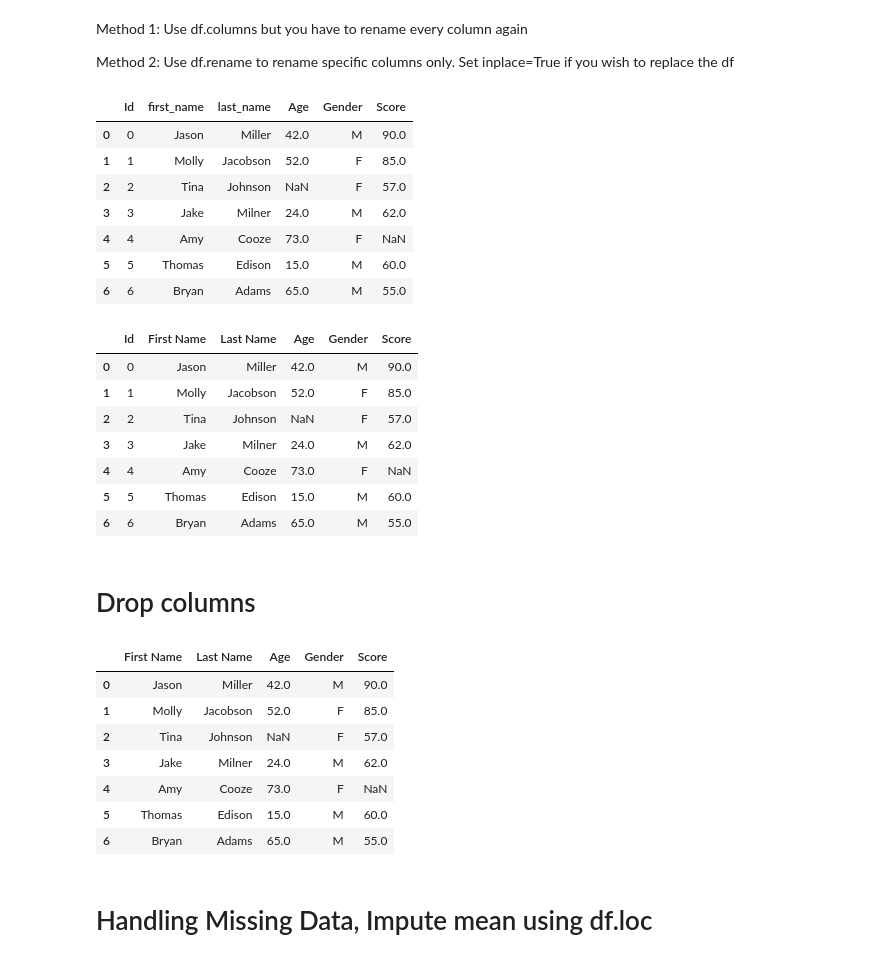
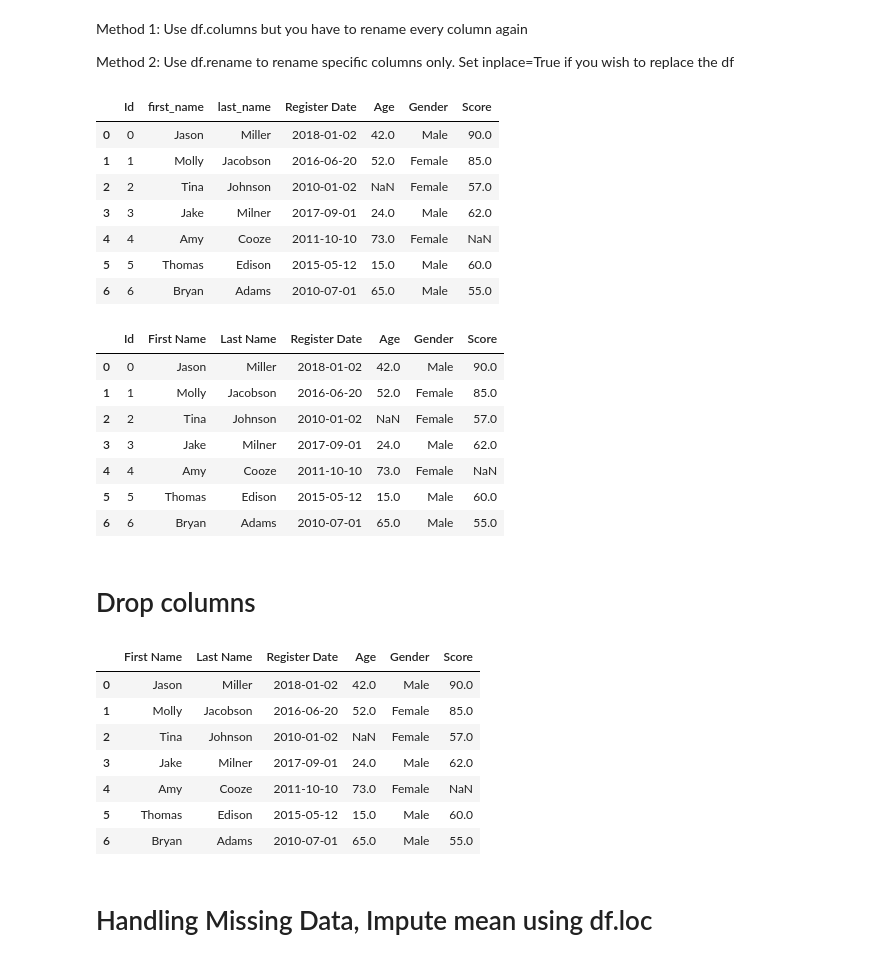
Before and after one commit to jkwd/notes, a Jupyter notebook: Pandas Code.ipynb, the cells around one changed output. Cells and saved outputs as stored; diff of their text form; code cells hidden in the pictures.

```diff
--- a/Pandas Code.ipynb
+++ b/Pandas Code.ipynb
@@ -222,29 +229,29 @@ Method 1: Use df.columns but you have to rename every column again
 
 Method 2: Use df.rename to rename specific columns only. Set inplace=True if you wish to replace the df
 # %%
-df.columns = ['Id','first_name','last_name','Age','Gender','Score']
+df.columns = ['Id','first_name','last_name','Register Date','Age','Gender','Score']
 df
 # %% [output]
-|  | Id | first_name | last_name | Age | Gender | Score |
-| 0 | 0 | Jason | Miller | 42.0 | M | 90.0 |
-| 1 | 1 | Molly | Jacobson | 52.0 | F | 85.0 |
-| 2 | 2 | Tina | Johnson | NaN | F | 57.0 |
-| 3 | 3 | Jake | Milner | 24.0 | M | 62.0 |
-| 4 | 4 | Amy | Cooze | 73.0 | F | NaN |
-| 5 | 5 | Thomas | Edison | 15.0 | M | 60.0 |
-| 6 | 6 | Bryan | Adams | 65.0 | M | 55.0 |
+|  | Id | first_name | last_name | Register Date | Age | Gender | Score |
+| 0 | 0 | Jason | Miller | 2018-01-02 | 42.0 | Male | 90.0 |
+| 1 | 1 | Molly | Jacobson | 2016-06-20 | 52.0 | Female | 85.0 |
+| 2 | 2 | Tina | Johnson | 2010-01-02 | NaN | Female | 57.0 |
+| 3 | 3 | Jake | Milner | 2017-09-01 | 24.0 | Male | 62.0 |
+| 4 | 4 | Amy | Cooze | 2011-10-10 | 73.0 | Female | NaN |
+| 5 | 5 | Thomas | Edison | 2015-05-12 | 15.0 | Male | 60.0 |
+| 6 | 6 | Bryan | Adams | 2010-07-01 | 65.0 | Male | 55.0 |
 # %%
 df.rename(columns={'first_name':'First Name', 'last_name': 'Last Name'}, inplace=True)
 df
 # %% [output]
-|  | Id | First Name | Last Name | Age | Gender | Score |
-| 0 | 0 | Jason | Miller | 42.0 | M | 90.0 |
-| 1 | 1 | Molly | Jacobson | 52.0 | F | 85.0 |
-| 2 | 2 | Tina | Johnson | NaN | F | 57.0 |
-| 3 | 3 | Jake | Milner | 24.0 | M | 62.0 |
-| 4 | 4 | Amy | Cooze | 73.0 | F | NaN |
-| 5 | 5 | Thomas | Edison | 15.0 | M | 60.0 |
-| 6 | 6 | Bryan | Adams | 65.0 | M | 55.0 |
+|  | Id | First Name | Last Name | Register Date | Age | Gender | Score |
+| 0 | 0 | Jason | Miller | 2018-01-02 | 42.0 | Male | 90.0 |
+| 1 | 1 | Molly | Jacobson | 2016-06-20 | 52.0 | Female | 85.0 |
+| 2 | 2 | Tina | Johnson | 2010-01-02 | NaN | Female | 57.0 |
+| 3 | 3 | Jake | Milner | 2017-09-01 | 24.0 | Male | 62.0 |
+| 4 | 4 | Amy | Cooze | 2011-10-10 | 73.0 | Female | NaN |
+| 5 | 5 | Thomas | Edison | 2015-05-12 | 15.0 | Male | 60.0 |
+| 6 | 6 | Bryan | Adams | 2010-07-01 | 65.0 | Male | 55.0 |
 # %% [markdown]
 <a id=#drop_col></a>
 # Drop columns
@@ -252,14 +259,14 @@ df
 df.drop(columns=['Id'], inplace=True)
 df
 # %% [output]
-|  | First Name | Last Name | Age | Gender | Score |
-| 0 | Jason | Miller | 42.0 | M | 90.0 |
-| 1 | Molly | Jacobson | 52.0 | F | 85.0 |
-| 2 | Tina | Johnson | NaN | F | 57.0 |
-| 3 | Jake | Milner | 24.0 | M | 62.0 |
-| 4 | Amy | Cooze | 73.0 | F | NaN |
-| 5 | Thomas | Edison | 15.0 | M | 60.0 |
-| 6 | Bryan | Adams | 65.0 | M | 55.0 |
+|  | First Name | Last Name | Register Date | Age | Gender | Score |
+| 0 | Jason | Miller | 2018-01-02 | 42.0 | Male | 90.0 |
+| 1 | Molly | Jacobson | 2016-06-20 | 52.0 | Female | 85.0 |
+| 2 | Tina | Johnson | 2010-01-02 | NaN | Female | 57.0 |
+| 3 | Jake | Milner | 2017-09-01 | 24.0 | Male | 62.0 |
+| 4 | Amy | Cooze | 2011-10-10 | 73.0 | Female | NaN |
+| 5 | Thomas | Edison | 2015-05-12 | 15.0 | Male | 60.0 |
+| 6 | Bryan | Adams | 2010-07-01 | 65.0 | Male | 55.0 |
 # %% [markdown]
 <a id=#missing_loc></a>
 # Handling Missing Data, Impute mean using df.loc
```
Also changed, not shown: parts of 62 cells of this notebook.
